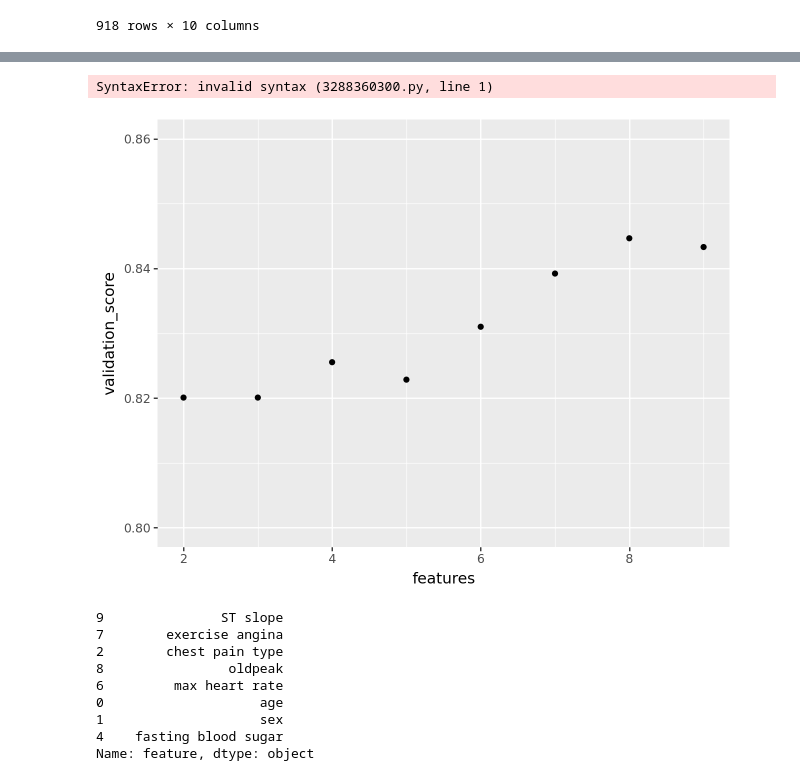
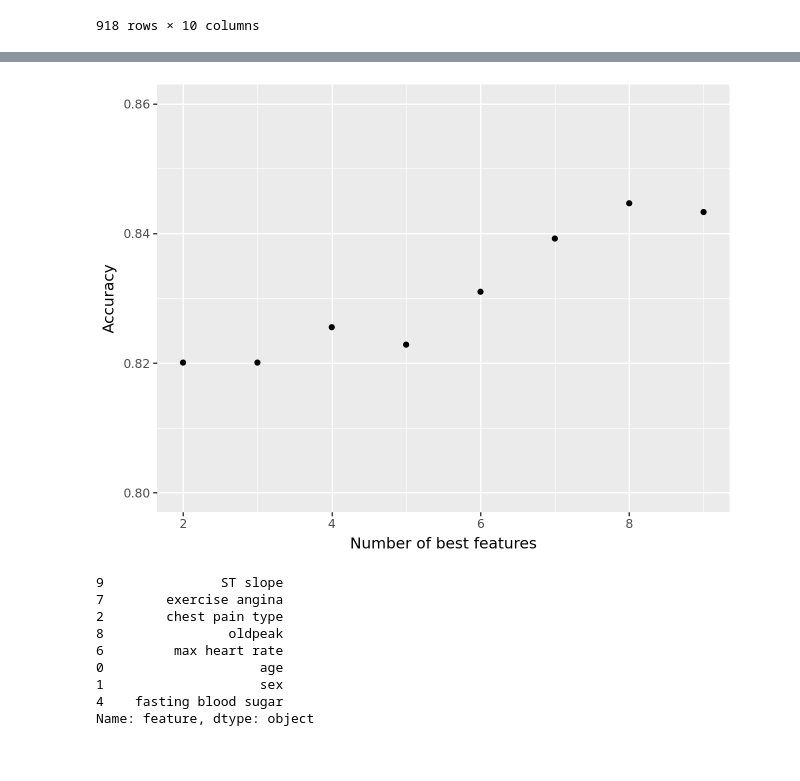
Before and after one commit to wojbog/ml_case_study, a Jupyter notebook: knearest.ipynb, the cells around one changed output, grey strips where cells are left out. Drawn from its saved outputs; the diff is of its cells as text; code cells hidden in the pictures.

```diff
--- a/knearest.ipynb
+++ b/knearest.ipynb
@@ -67,8 +68,9 @@ from sklearn.neighbors import KNeighborsClassifier
 from sklearn.model_selection import cross_validate
 from sklearn.feature_selection import SelectKBest
 
-select_k_best = SelectKBest(k=3).fit(X_train,y_train)
+select_k_best = SelectKBest().fit(X_train,y_train)
 
 feature_scores = pd.DataFrame({"feature": X_train.columns, "score": select_k_best.scores_}).sort_values(by="score", ascending=False)
 sns.barplot(feature_scores, y = "feature", x = "score")
+plt.savefig("./images/sele.png", dpi=1000)
 # %% [output]
@@ -76,16 +77,16 @@ sns.barplot(feature_scores, y = "feature", x = "score")
 [figure]
 # %%
-from itertools import product
-Ks = range(3,50,2)
-number_of_features = range(2,10)
+# from itertools import product
+# Ks = range(3,50,2)
+# number_of_features = range(2,10)
 
-results = pd.DataFrame(product(Ks,number_of_features), columns=["neighbours", "features"]).set_index(["neighbours", "features"], drop=False)
-results["validation_score"] = np.nan
-avg_accuracies = []
-for k, best_features in product(Ks,number_of_features):
-    classifier = KNeighborsClassifier(n_neighbors=k)
-    cv_results = cross_validate(classifier, X_train[feature_scores.iloc[:best_features, 0]], y_train, cv=5)
-    results.at[(k,best_features), "validation_score"] = cv_results["test_score"].mean()
+# results = pd.DataFrame(product(Ks,number_of_features), columns=["neighbours", "features"]).set_index(["neighbours", "features"], drop=False)
+# results["validation_score"] = np.nan
+# avg_accuracies = []
+# for k, best_features in product(Ks,number_of_features):
+#     classifier = KNeighborsClassifier(n_neighbors=k)
+#     cv_results = cross_validate(classifier, X_train[feature_scores.iloc[:best_features, 0]], y_train, cv=5)
+#     results.at[(k,best_features), "validation_score"] = cv_results["test_score"].mean()
 
-results.to_csv("tmp.csv")
+# results.to_csv("tmp.csv")
 # %%
@@ -105,7 +98,5 @@ from plotnine import ggplot, geom_point, aes, scale_fill_brewer, coord_cartesian
 # %%
 range(3,12,2)sns.scatterplot(x=Ks, y = avg_accuracies)
-# %% [output]
-SyntaxError: invalid syntax (3288360300.py, line 1)
 # %%
 Ks = range(3,50,2)
 
@@ -138,16 +132,20 @@ for best_features in number_of_features:
     cv_results = cross_validate(classifier, X_train[feature_scores.iloc[:best_features, 0]], y_train, cv=5)
     results.at[best_features, "validation_score"] = cv_results["test_score"].mean()
 # %%
-(
+g = (
     ggplot(results, aes(x="features", y="validation_score"))
     + geom_point()
-    + scale_fill_brewer(type="diverging")
     + coord_cartesian(
         ylim = (0.8, 0.86)
     )
+    + xlab("Number of best features")
+    + ylab("Accuracy")
 )
+
+g.save("./images/features_acc.png", dpi=1000)# height=1000)
+g
 # %% [output]
-[figure, old version]
+[figure, new version]
 # %%
 selected_features_no = 8
 # %%
```
Also changed, not shown: parts of 8 cells of this notebook, 6 other files.
